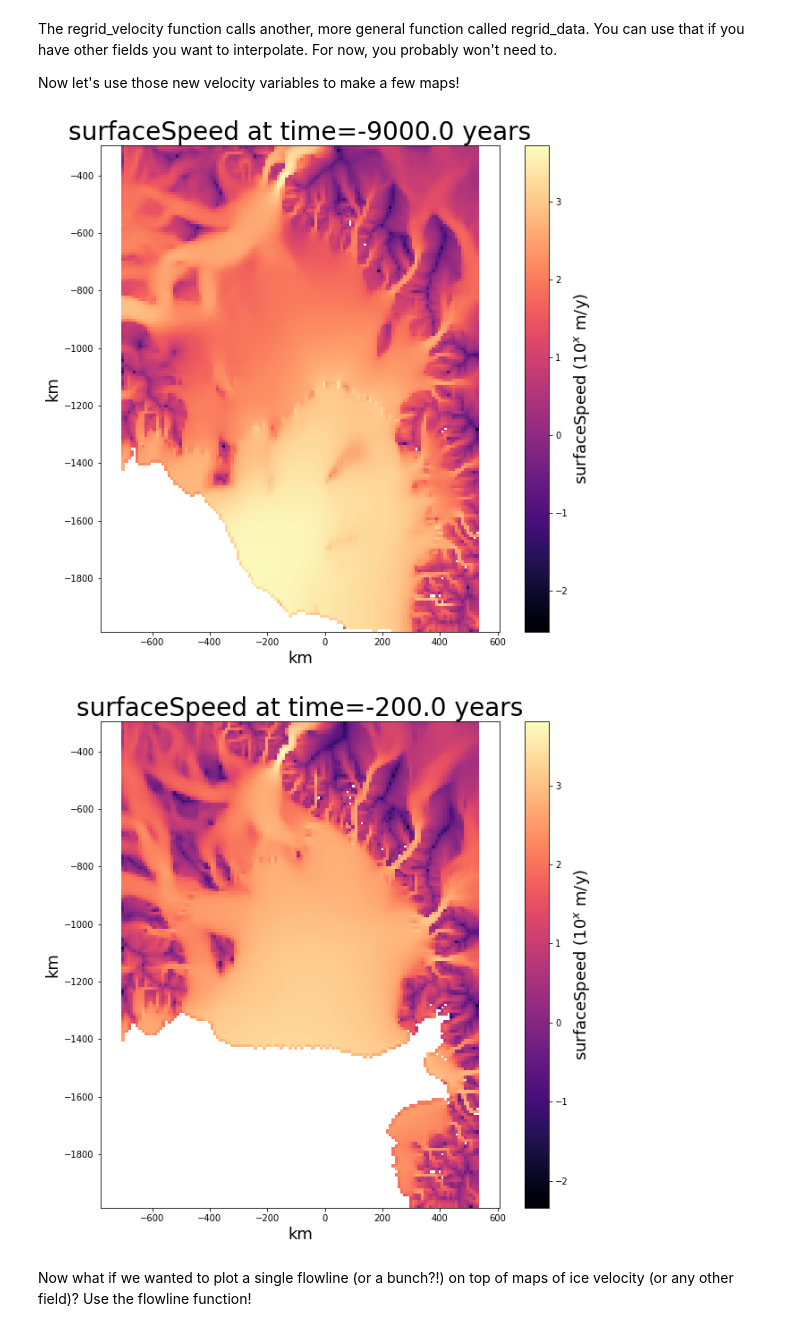
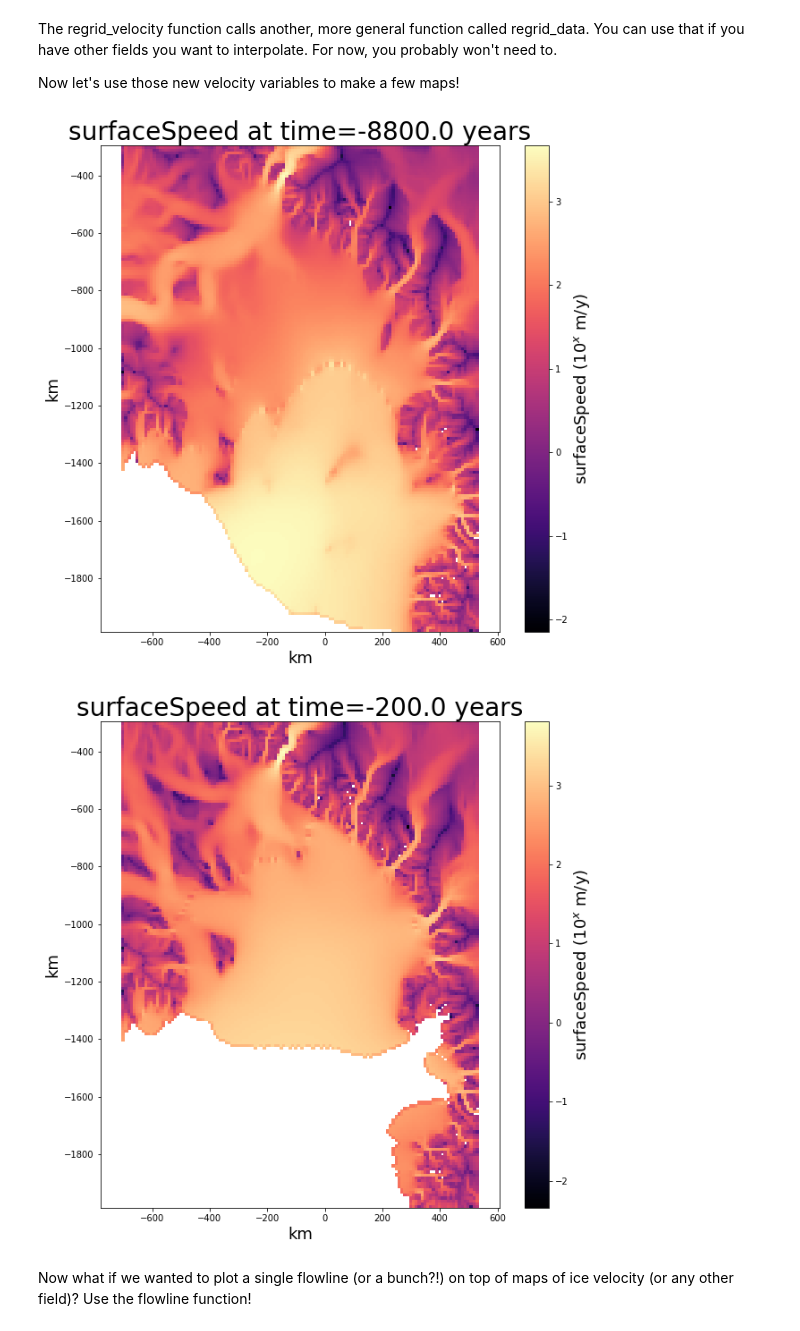
Before and after one commit to trhille/PSUICE_analysis, a Jupyter notebook: PSUICE_analysis_tutorial.ipynb, the cells around one changed output. Drawn from its saved outputs; the diff is of its cells as text; code cells hidden in the pictures.

```diff
--- a/PSUICE_analysis_tutorial.ipynb
+++ b/PSUICE_analysis_tutorial.ipynb
@@ -13,7 +13,7 @@ import PSUICE_analysis
 # %% [markdown]
 The script read_PSUICE_output.py takes the data from the netCDF file (which is not a user-friendly format), and loads it into memory so we can play with it in Python.
 # %%
-outputFilePath = '/Users/trevorhillebrand/Documents/Antarctica/Darwin-Hatherton/SPRATT_tau2000_ocfac1_shelf7_calv0_7.92.nc'
+outputFilePath = 'Ross_Sector_10kaToPresent.nc'
 
 modelOutput, modelVarsInfo = PSUICE_analysis.read_output(outputFilePath)
 # %% [markdown]
@@ -119,10 +123,10 @@ The regrid_velocity function calls another, more general function called regrid_
 
 Now let's use those new velocity variables to make a few maps!
 # %%
-PSUICE_analysis.plot_maps(modelOutput, modelVarsInfo, varName='surfaceSpeed', logScale=True, cmap='magma', timeLevel=55)
-PSUICE_analysis.plot_maps(modelOutput, modelVarsInfo, varName='surfaceSpeed', logScale=True, cmap='magma', timeLevel=-2)
+PSUICE_analysis.plot_maps(modelOutput, modelVarsInfo, varName='surfaceSpeed', logScale=True, cmap='magma', timeLevel=5)
+fig, ax = PSUICE_analysis.plot_maps(modelOutput, modelVarsInfo, varName='surfaceSpeed', logScale=True, cmap='magma', timeLevel=-2)
 # %% [output]
-[figure, old version]
+[figure, new version]
 [figure]
 # %% [markdown]
 Now what if we wanted to plot a single flowline (or a bunch?!) on top of maps of ice velocity (or any other field)? Use the flowline function!
```
Also changed, not shown: parts of 8 cells of this notebook, 1 other file.
